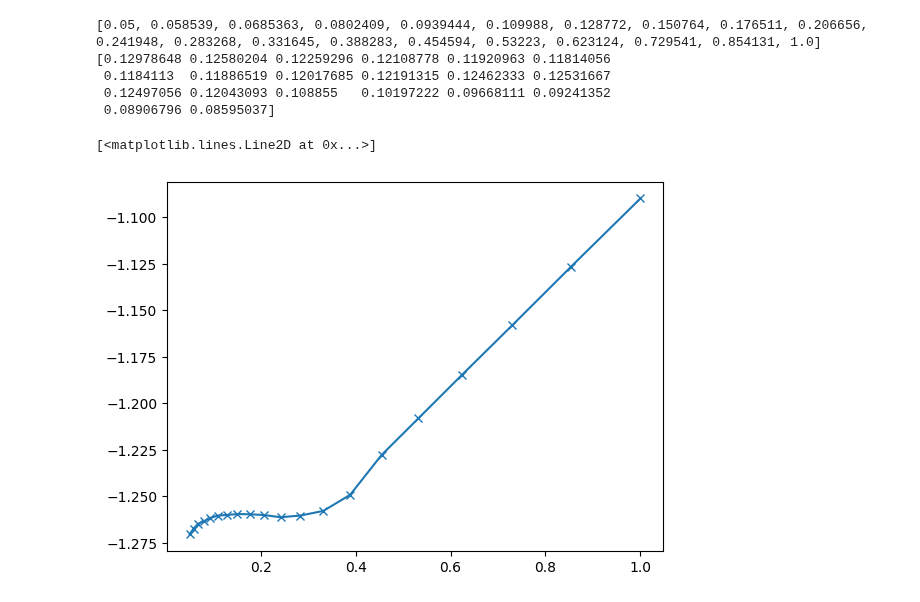
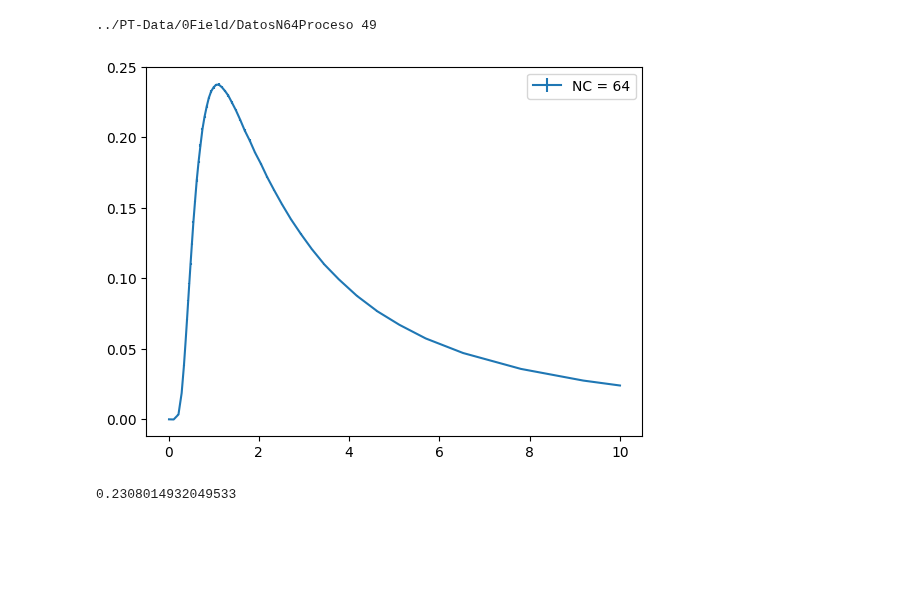
Before and after one commit to Alejo-Costa-Duran/ParallelTempering, a Jupyter notebook: dataAnalysis.ipynb, the cells around one changed output. Saved outputs shown, nothing was run; the diff lists cells and outputs as text; code cells hidden in the pictures; blank space fills up the shorter version.

```diff
--- a/dataAnalysis.ipynb
+++ b/dataAnalysis.ipynb
@@ -69,13 +51,6 @@ e15,m15,cv15,cverr15, t15 = process_data("../PT-Data/DatosProcesoN15",20,24*15)
-# %%
-print(t15)
-print(m15)
-#plt.errorbar(np.array(t15),cv15/(24*15),cverr15/(24*15))
-plt.plot(np.array(t15),e15,'x-')
-# %% [output]
-[0.05, 0.058539, 0.0685363, 0.0802409, 0.0939444, 0.109988, 0.128772, 0.150764, 0.176511, 0.206656, 0.241948, 0.283268, 0.331645, 0.388283, 0.454594, 0.53223, 0.623124, 0.729541, 0.854131, 1.0]
-[0.12978648 0.12580204 0.12259296 0.12108778 0.11920963 0.11814056
- 0.1184113  0.11886519 0.12017685 0.12191315 0.12462333 0.12531667
- 0.12497056 0.12043093 0.108855   0.10197222 0.09668111 0.09241352
- 0.08906796 0.08595037]
-[<matplotlib.lines.Line2D at 0x...>]
-[figure, removed]
+# %%
+corr64,e64,m64,cv64,cverr64, t64 = process_data("../PT-Data/0Field/DatosN64Proceso",50,24*64)
+#corr1, e1,m1,cv1,cverr1, t1 = process_data("../PT-Data/0Field/DatosN1Proceso",50,24)
+#corr8, e8,m8,cv8,cverr8, t8 = process_data("../PT-Data/0Field/DatosN8Proceso",50,24*8)
+# %% [output]
+../PT-Data/0Field/DatosN64Proceso 49
@@ -81,0 +59,35 @@ plt.plot(np.array(t15),e15,'x-')
+# %%
+#plt.errorbar(np.array(t1),cv1,cverr1, label = 'NC = 1')
+#print(t1)
+#plt.errorbar(np.array(t8),cv8,cverr8, label = 'NC = 8')
+plt.errorbar(np.array(t64),cv64,cverr64, label = 'NC = 64')
+# print(t64)
+plt.legend()
+plt.show()
+
+# plt.plot(np.array(t1),e1, label = 'NC = 1')
+# plt.plot(np.array(t8),e8, label = 'NC = 8')
+#plt.plot(np.array(t64),e64, label = 'NC = 64')
+# plt.legend()
+# plt.show()
+
+# plt.plot(np.array(t1),m1, label = 'NC = 1')
+# plt.plot(np.array(t8),m8, label = 'NC = 8')
+# plt.plot(np.array(t64),m64, label = 'NC = 64')
+# plt.legend()
+# plt.show()
+# %% [output]
+[figure, added]
+# %%
+### Entropy calculation
+from scipy.integrate import simps as simps
+from scipy.integrate import trapz as trapz
+def entropy(cv, temp):
+    e1,e2,e3,e4 = np.log(2)-simps(cv/temp,temp,even = 'first'),np.log(2)-simps(cv/temp,temp,even = 'last'),np.log(2)-simps(cv/temp,temp,even = 'avg'),np.log(2)-simps(cv/temp,temp)
+    return (e1+e2+e3+e4)/4
+
+#print(entropy(cv1,t1))
+#print(entropy(cv8,t8))
+print(entropy(cv64,t64))
+# %% [output]
+0.2308014932049533
```
Also changed, not shown: parts of 8 cells of this notebook, 17 other files.
